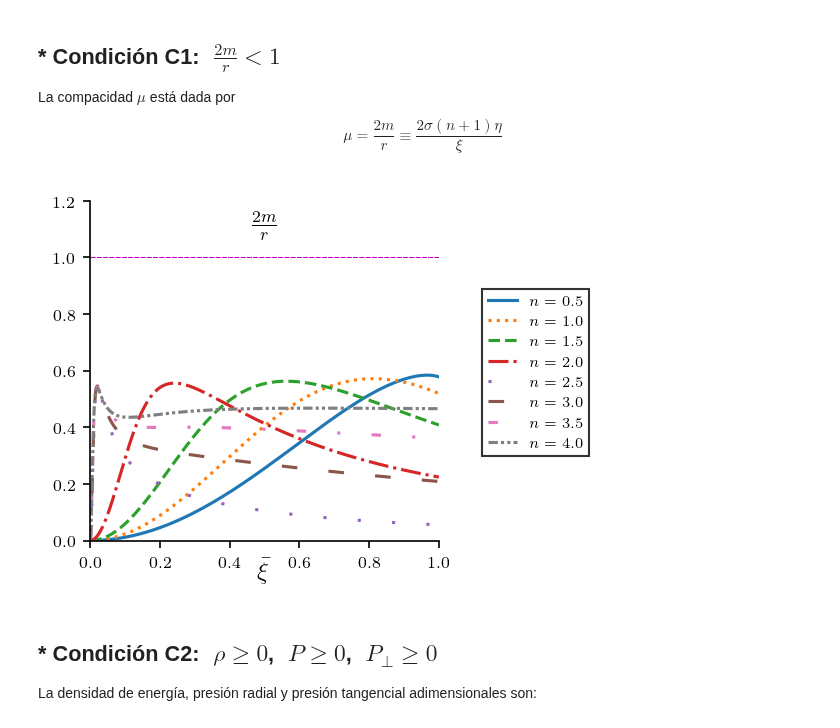
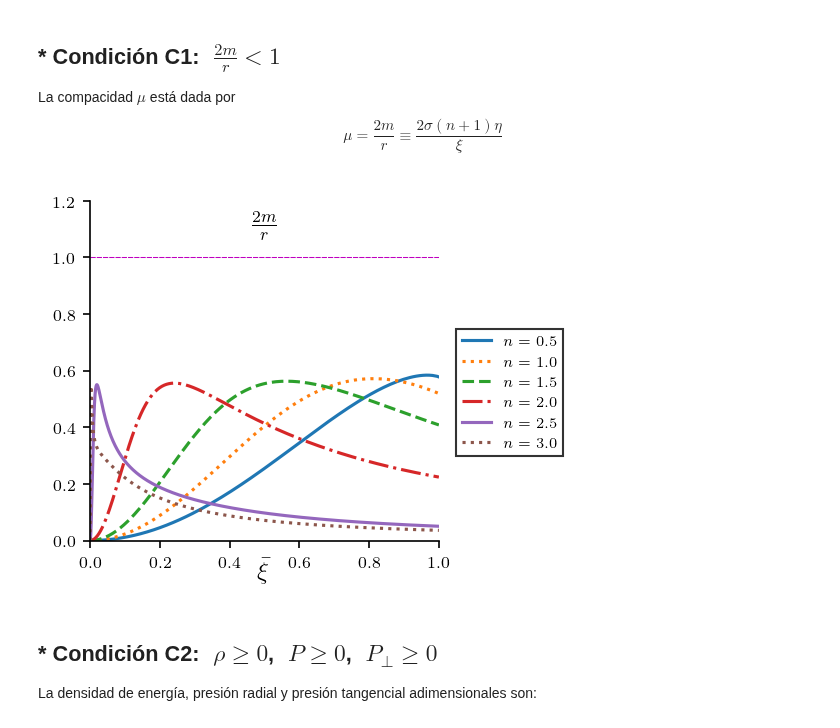
Before and after one commit to danielfsu/TrabajoDeInvestigacion, a Jupyter notebook: Polítropa_I_(Densidad_de_Masa)/Polítropa I (n).ipynb, the cells around one changed output. Cells and saved outputs as stored; diff of their text form; code cells hidden in the pictures.

```diff
--- a/Polítropa_I_(Densidad_de_Masa)/Polítropa I (n).ipynb
+++ b/Polítropa_I_(Densidad_de_Masa)/Polítropa I (n).ipynb
@@ -111,6 +112,7 @@ sigma = 0.25 # Presión central entre densidad central
 Valores de n: 0.5, 1.0, 1.5, 2.0, 2.5, 3.0, 3.5, 4.0
 # %%
 ListaModelos = [] # Contenedor de las soluciones para cada índice polítropo n
+Lista_n2 = []     # Contenedor de los modelos que sí tienen borde
 # %%
 %%time
 
@@ -125,7 +127,7 @@ for i in range(len(Lista_n)):
 
     # Intervalo de integración
     xi0 = 10**(-15) # Inicio
-    ximax = 100   # Fin, en caso de que la condición para detener la integración no se cumpla
+    ximax = 10000   # Fin, en caso de que la condición para detener la integración no se cumpla
     xi_span = (xi0,ximax) # Espacio de integración
 
     # Condición para detener la integración (Presión adimensional menor que 10**(-15))
@@ -139,18 +141,20 @@ for i in range(len(Lista_n)):
     soluciones = solve_ivp(funciones,xi_span,y0,method='RK45',events=stop_condition,
                            args=(sigma,n,h),max_step=1/50)
 
-
-    xi = soluciones.t
-    Psi = soluciones.y[0]
-    Eta = soluciones.y[1]
+    if soluciones.status != 0:
+        xi = soluciones.t
+        Psi = soluciones.y[0]
+        Eta = soluciones.y[1]
+        Lista_n2.append(n)
+    else:
+        print('Modelo sin borde. Parámetros: ', f'C = {C}, n = {n}, \u03c3 = {sigma}')
+        continue
 
     # Derivada de Psi
     Psi1 = -h*(Eta + sigma*xi**(3)*Psi**(n+1))*((1 - n*sigma) + (n+1)*sigma*Psi)/xi/(xi - 2*sigma*(n+1)*Eta)
 
     # Derivada de Eta
     Eta1 = xi**(2)*Psi**(n)*(1 - n*sigma + n*sigma*Psi)
-
-#############################################################################################################################
 
     # Xi normalizada
     xiNorm = xi/xi[-1]
@@ -170,7 +174,7 @@ for i in range(len(Lista_n)):
     # Presión entre presión central
     PNorm = Psi**(n+1)
 
-    # Presión tangencial
+    # Presión tangencial entre presión central
     PTNorm = (C*(n+1)*(Eta + sigma*Psi**(n+1)*xi**(3))/(xi - 2*Eta*sigma*(n+1)))*((1 - n*sigma)*Psi**(n) + (n+1)*sigma*Psi**(n+1)) + Psi**(n+1)
 
     C2 = [Densidad, PNorm, PTNorm]
@@ -242,3 +246,5 @@ LineStyles = ['solid', 'dotted', 'dashed', 'dashdot', (0,(1,10)), (0,(5,10)), (0
+# %%
+LineStyles = ['solid', 'dotted', 'dashed', 'dashdot', 'solid', 'dotted', 'dashed', 'dashdot']
 # %% [markdown]
 ## * Condición C1: $\, \, \frac{2m}{r} < 1$
 
@@ -249,23 +255,23 @@ La compacidad $\mu$ está dada por
 # %%
 fig, ax1 = plt.subplots(nrows=1, ncols=1, figsize=(3,3),dpi=150)
 
-for i in range(len(Lista_n)):
+for i in range(len(Lista_n2)):
 
-    ax1.plot(ListaModelos[i][0],ListaModelos[i][1],linestyle=LineStyles[i],label=r'$n = %.1f$'%(Lista_n[i]))
+    ax1.plot(ListaModelos[i][0],ListaModelos[i][1],linestyle=LineStyles[i],label=r'$n = %.1f$'%(Lista_n2[i]))
 
 ax1.set_xbound(0.0,1.0)
 ax1.set_ybound(0.0,1.2)
 ax1.set_xlabel(r'$\bar{\xi}$',fontsize=12)
 ax1.xaxis.set_label_coords(0.5, -0.05)
 ax1.set_title(r'$\frac{2m}{r}$', x=0.5,y=0.85,fontsize=12)
-ax1.legend(ncol=1, loc=(1.125,0.25),fontsize=7,edgecolor='k',fancybox=False)
+ax1.legend(ncol=1, loc=(1.05,0.25),fontsize=7,edgecolor='k',fancybox=False)
 ax1.spines['right'].set_color('none')
 ax1.spines['top'].set_color('none')
 ax1.axhline(y=1.0,color='m',linestyle=(0,(5,1)),linewidth=0.5)
 
 plt.show()
 # %% [output]
-[figure, old version]
+[figure, new version]
 # %% [markdown]
 ## * Condición C2: $\,\, \rho \geq 0$, $\,\,P \geq 0$, $\,\,P_{\perp} \geq 0$
 
```
Also changed, not shown: parts of 17 cells of this notebook.
